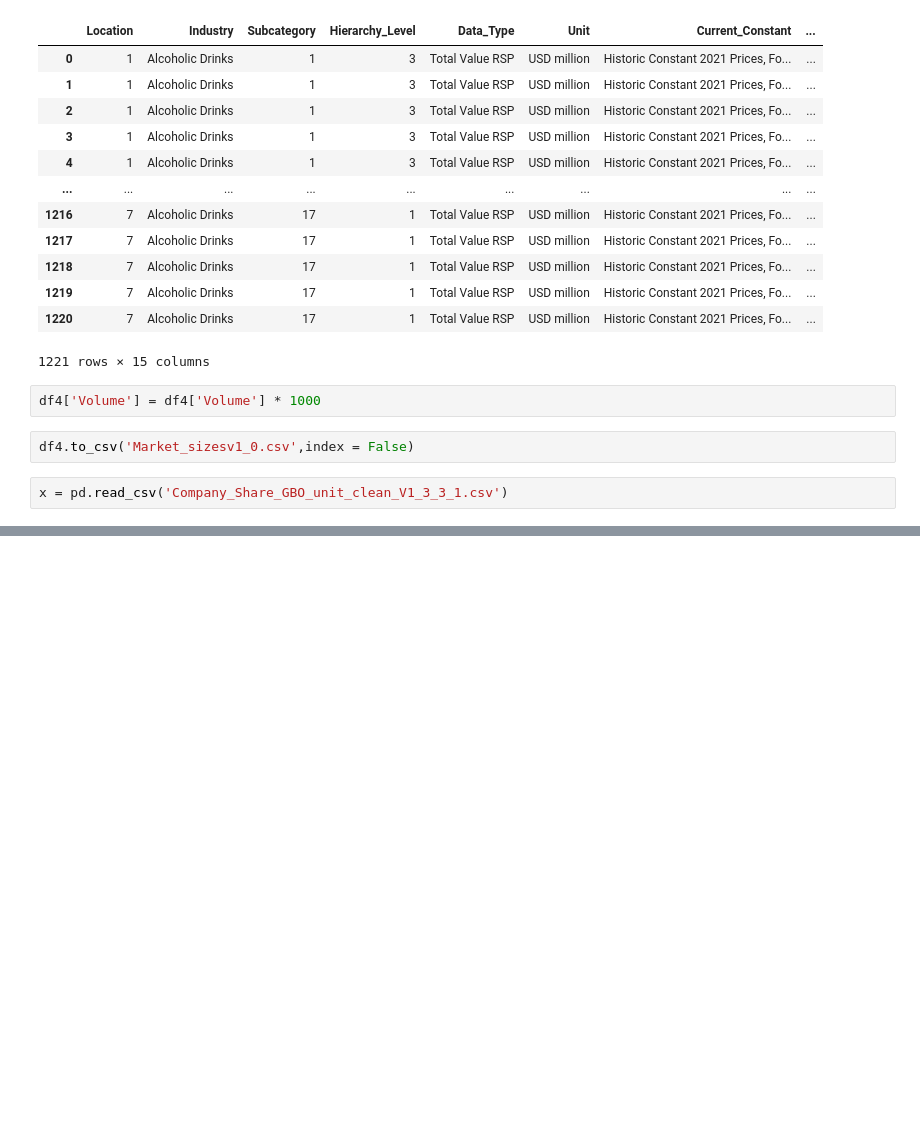
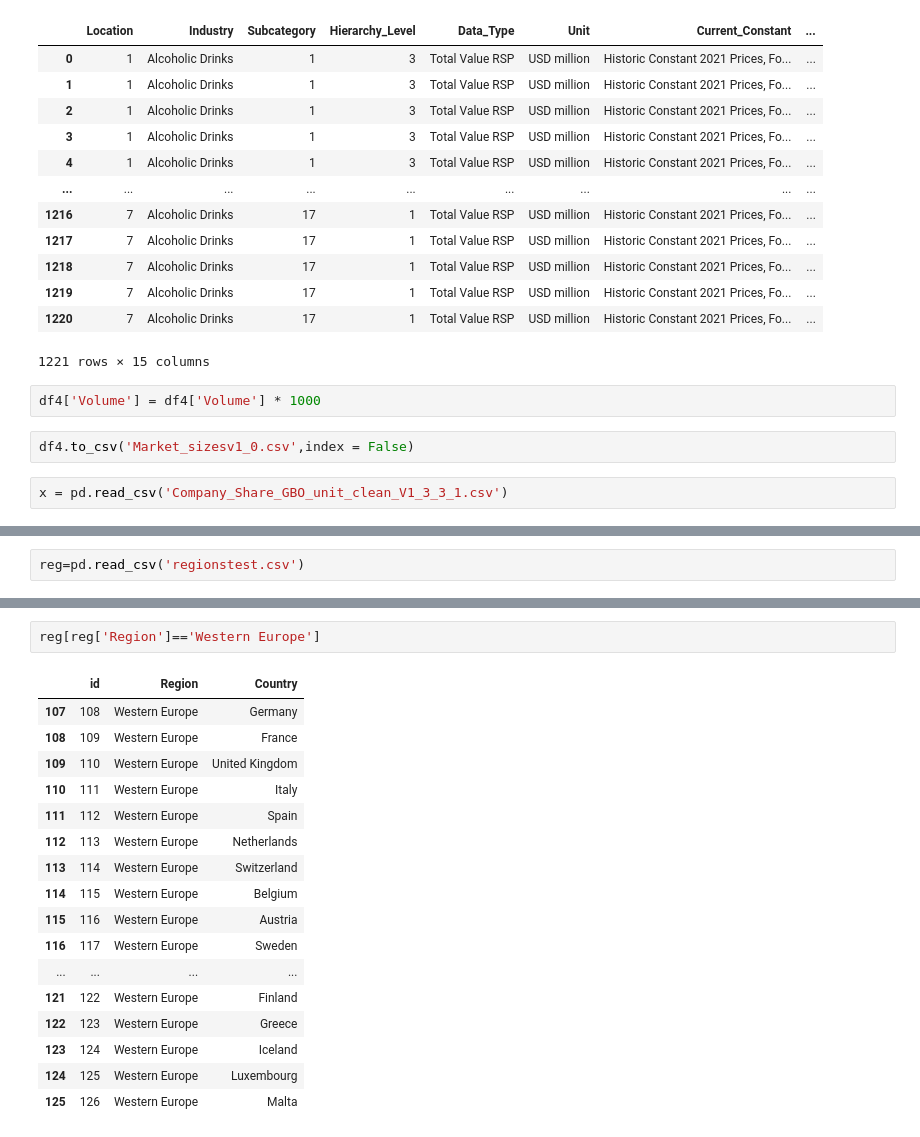
Before and after one commit to Ta-DevSark/dragonyte_brewery, a Jupyter notebook: Mahmoud.ipynb, the cells around one changed output, grey strips where cells are left out. Cells and saved outputs as stored; diff of their text form; blank space fills up the shorter version.

```diff
--- a/Mahmoud.ipynb
+++ b/Mahmoud.ipynb
@@ -1005,0 +1209,2 @@ channel
+# %%
+reg=pd.read_csv('regionstest.csv')
@@ -1005,0 +1351,20 @@ channel
+# %%
+reg[reg['Region']=='Western Europe']
+# %% [output]
+|  | id | Region | Country |
+| 107 | 108 | Western Europe | Germany |
+| 108 | 109 | Western Europe | France |
+| 109 | 110 | Western Europe | United Kingdom |
+| 110 | 111 | Western Europe | Italy |
+| 111 | 112 | Western Europe | Spain |
+| 112 | 113 | Western Europe | Netherlands |
+| 113 | 114 | Western Europe | Switzerland |
+| 114 | 115 | Western Europe | Belgium |
+| 115 | 116 | Western Europe | Austria |
+| 116 | 117 | Western Europe | Sweden |
+| ... | ... | ... | ... |
+| 121 | 122 | Western Europe | Finland |
+| 122 | 123 | Western Europe | Greece |
+| 123 | 124 | Western Europe | Iceland |
+| 124 | 125 | Western Europe | Luxembourg |
+| 125 | 126 | Western Europe | Malta |
```
Also changed, not shown: parts of 90 cells of this notebook, 4 other files.
